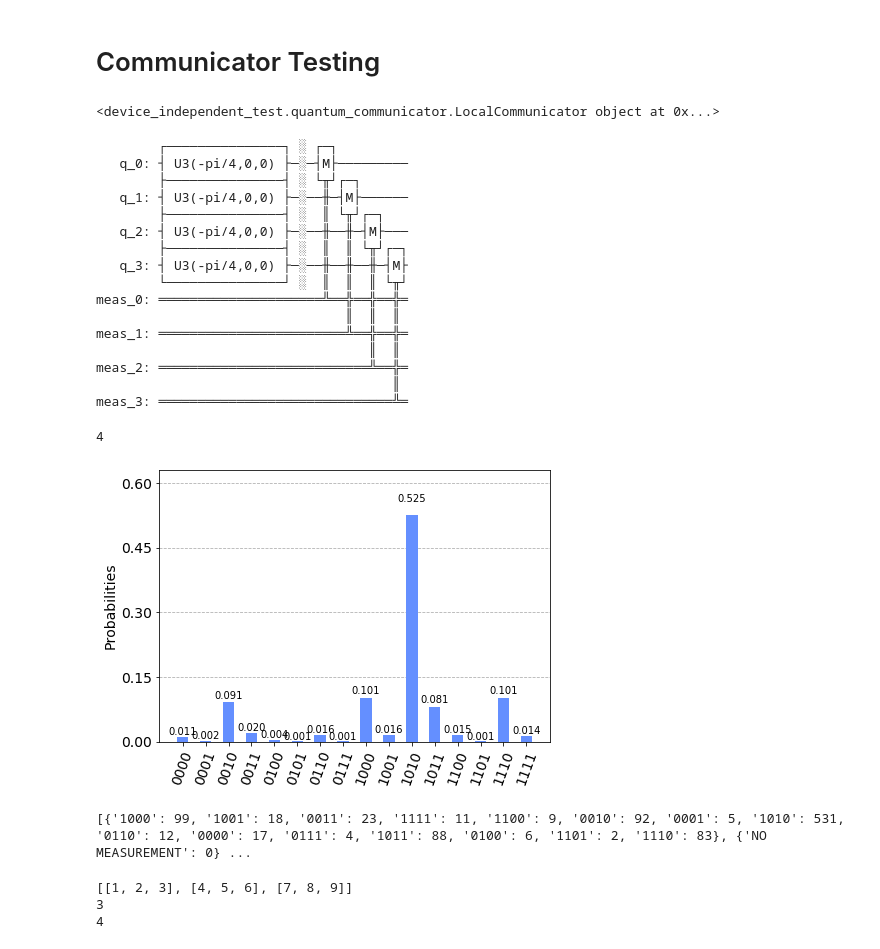
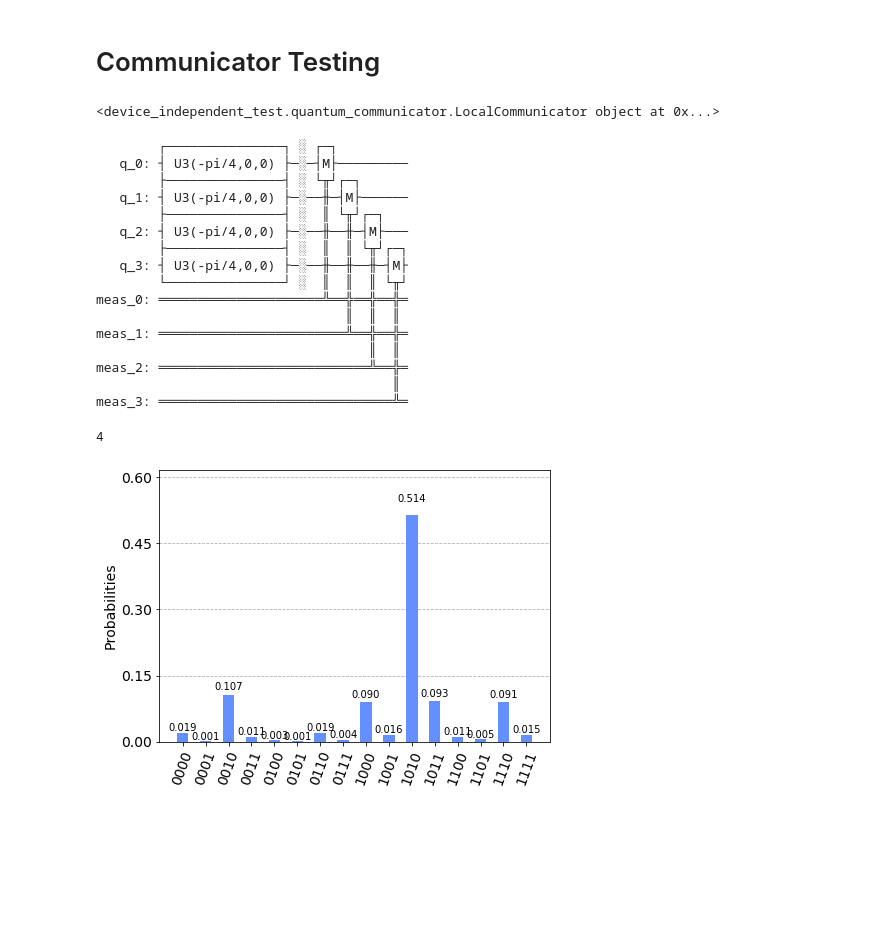
Before and after one commit to ChitambarLab/QiskitSummerJam2020, a Jupyter notebook: notebook/Incompatible_Measurement.ipynb, the cells around one changed output. Cells and saved outputs as stored; diff of their text form; code cells hidden in the pictures; blank space fills up the shorter version.

Commit message:
initial commit with communicator

```diff
--- a/notebook/Incompatible_Measurement.ipynb
+++ b/notebook/Incompatible_Measurement.ipynb
@@ -177,49 +177,32 @@ False
 # %% [markdown]
 # Communicator Testing
 # %%
-communicator = quantum_communicator.LocalCommunicator([provider.get_backend('ibmq_qasm_simulator')])
+communicator = quantum_communicator.LocalCommunicator(provider.get_backend('ibmq_qasm_simulator'))
 print(communicator)
 pre_operations = bb84_states()
 post_operations = (QuantumCircuit(4),measure_circuit(0))
 display(post_operations[1].draw())
 size = max(post_operations[0].num_qubits,post_operations[1].num_qubits)
 print(size)
 counts = communicator.run_and_transmit("nothing","nothing",pre_operations,post_operations,1000)
 plot_histogram(counts)
 # %% [output]
 <device_independent_test.quantum_communicator.LocalCommunicator object at 0x...>
         ┌───────────────┐ ░ ┌─┐
    q_0: ┤ U3(-pi/4,0,0) ├─░─┤M├─────────
         ├───────────────┤ ░ └╥┘┌─┐
    q_1: ┤ U3(-pi/4,0,0) ├─░──╫─┤M├──────
         ├───────────────┤ ░  ║ └╥┘┌─┐
    q_2: ┤ U3(-pi/4,0,0) ├─░──╫──╫─┤M├───
         ├───────────────┤ ░  ║  ║ └╥┘┌─┐
    q_3: ┤ U3(-pi/4,0,0) ├─░──╫──╫──╫─┤M├
         └───────────────┘ ░  ║  ║  ║ └╥┘
 meas_0: ═════════════════════╩══╬══╬══╬═
                                 ║  ║  ║
 meas_1: ════════════════════════╩══╬══╬═
                                    ║  ║
 meas_2: ═══════════════════════════╩══╬═
                                       ║
 meas_3: ══════════════════════════════╩═
 4
-[figure, old version]
+[figure, new version]
-# %%
-communicator = quantum_communicator.LocalCommunicator([provider.get_backend('ibmq_qasm_simulator')])
-pre_operations = [bb84_states(),bb84_states()]
-post_operations = [[QuantumCircuit(4),QuantumCircuit(4)],[measure_circuit(0),QuantumCircuit(4)]]
-counts = communicator.batch_run_and_transmit("","",pre_operations,post_operations,1000)
-print(counts)
-# %% [output]
-[{'1000': 99, '1001': 18, '0011': 23, '1111': 11, '1100': 9, '0010': 92, '0001': 5, '1010': 531, '0110': 12, '0000': 17, '0111': 4, '1011': 88, '0100': 6, '1101': 2, '1110': 83}, {'NO MEASUREMENT': 0} ...
-# %%
-test = [[1,2,3],[4,5,6],[7,8,9]]
-print(test)
-print(test[0][2])
-print(test[1][0])
-# %% [output]
-[[1, 2, 3], [4, 5, 6], [7, 8, 9]]
-3
-4
```
Also changed, not shown: parts of 10 cells of this notebook.
